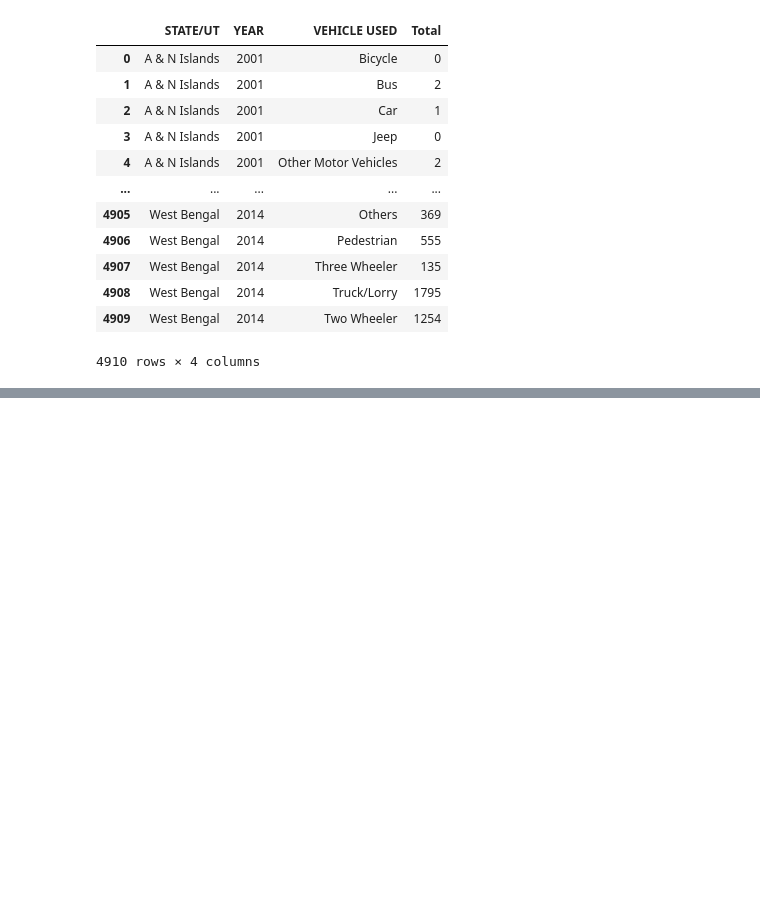
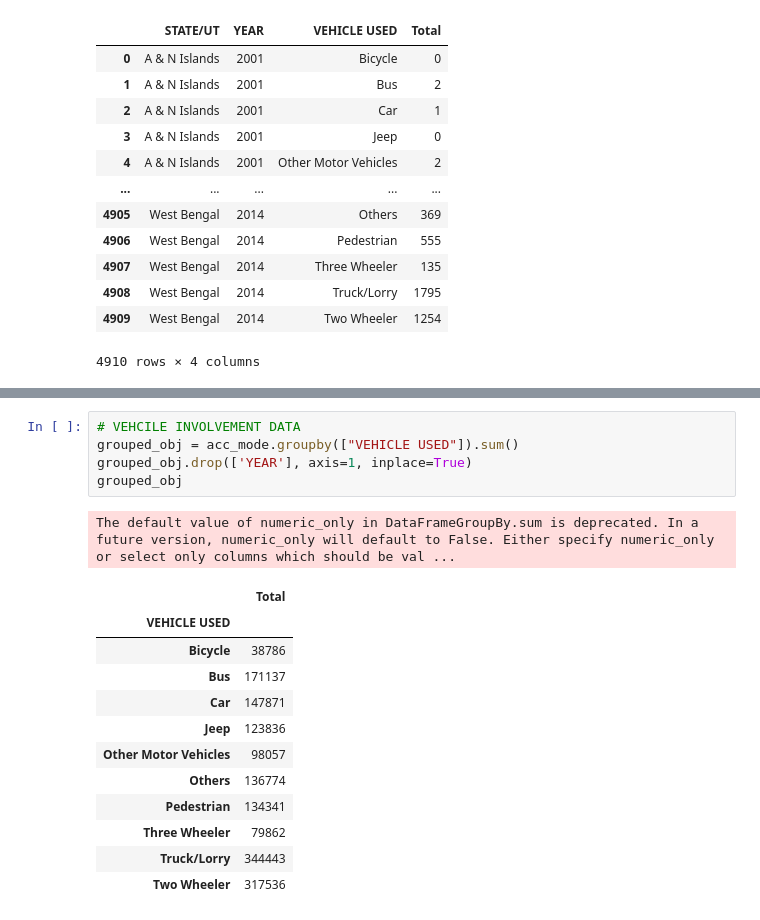
Before and after one commit to janvidixit3344/Accident_ROAD, a Jupyter notebook: analysis1.ipynb, the cells around one changed output, grey strips where cells are left out. Cells and saved outputs as stored; diff of their text form; blank space fills up the shorter version.

```diff
--- a/analysis1.ipynb
+++ b/analysis1.ipynb
@@ -53,0 +117,19 @@ acc_mode
+# %%
+# VEHCILE INVOLVEMENT DATA
+grouped_obj = acc_mode.groupby(["VEHICLE USED"]).sum()
+grouped_obj.drop(['YEAR'], axis=1, inplace=True)
+grouped_obj
+# %% [output]
+The default value of numeric_only in DataFrameGroupBy.sum is deprecated. In a future version, numeric_only will default to False. Either specify numeric_only or select only columns which should be val ...
+|  | Total |
+| VEHICLE USED |  |
+| Bicycle | 38786 |
+| Bus | 171137 |
+| Car | 147871 |
+| Jeep | 123836 |
+| Other Motor Vehicles | 98057 |
+| Others | 136774 |
+| Pedestrian | 134341 |
+| Three Wheeler | 79862 |
+| Truck/Lorry | 344443 |
+| Two Wheeler | 317536 |
```
Also changed, not shown: parts of 5 cells of this notebook, 2 other files.
